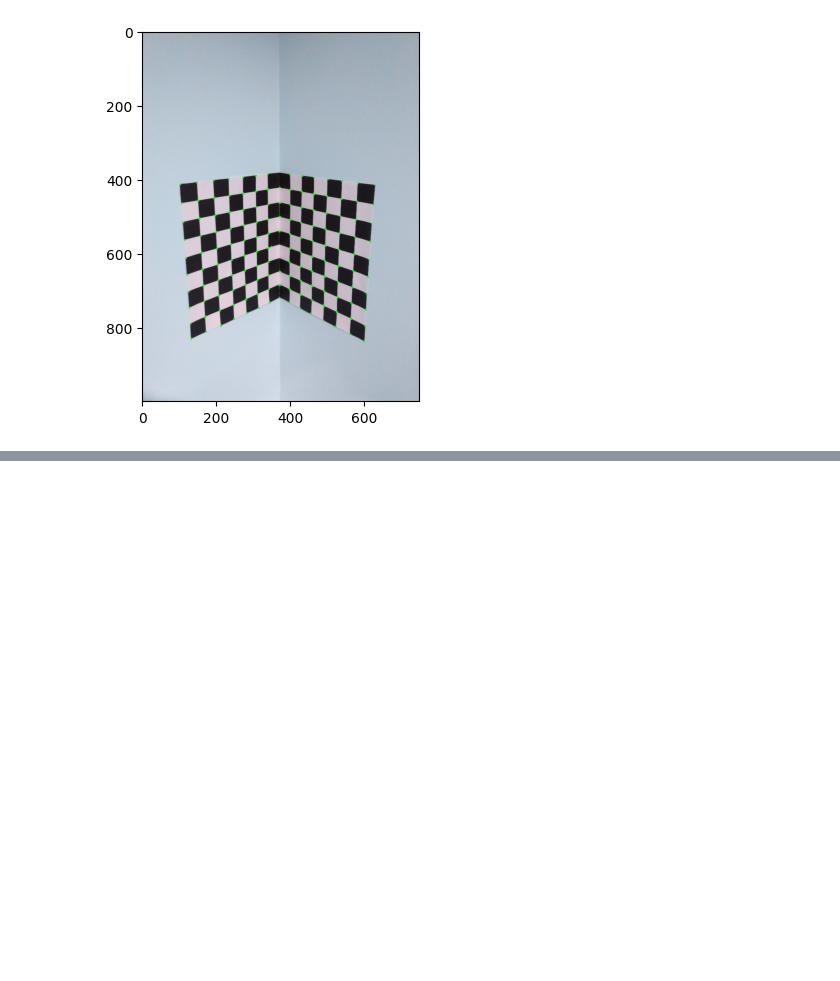
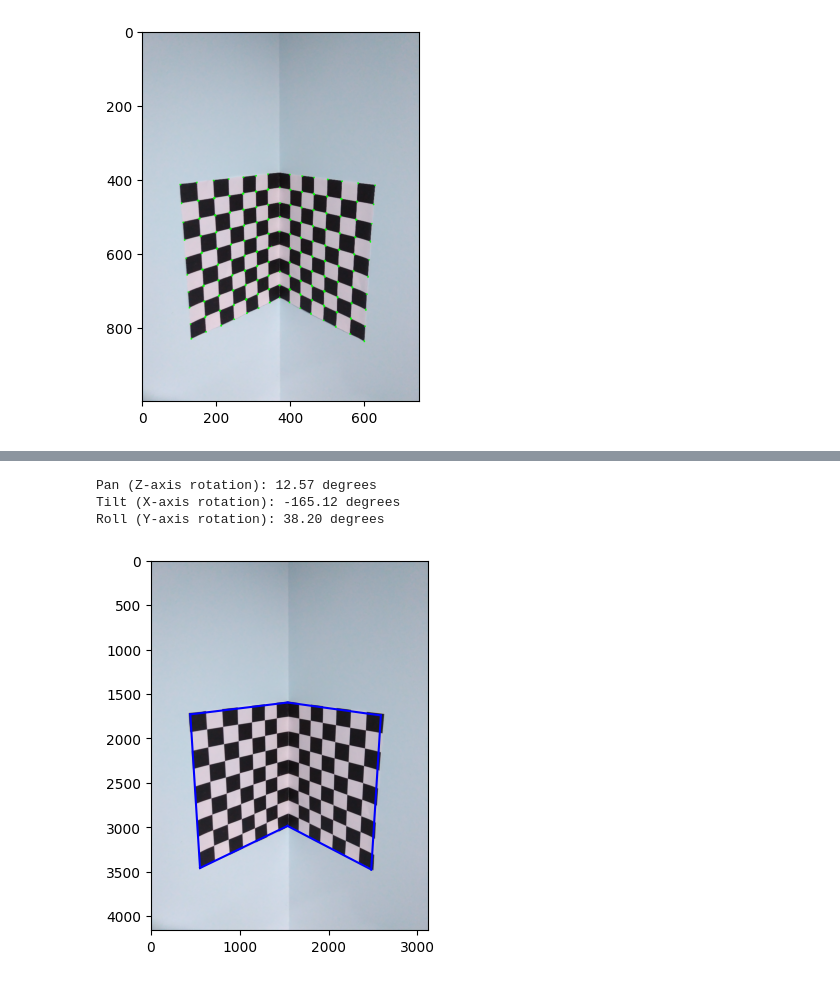
Before and after one commit to PsychE37/CV_Assignment-1, a Jupyter notebook: 2020101033.ipynb, the cells around one changed output, grey strips where cells are left out. Cells and saved outputs as stored; diff of their text form; code cells hidden in the pictures; blank space fills up the shorter version.

```diff
--- a/2020101033.ipynb
+++ b/2020101033.ipynb
@@ -220,0 +128,65 @@ Distortion Coefficients:
+# %%
+# 1.4
+
+def rotation_matrix_to_angles(R, eps=1e-8):
+  pan = np.degrees(np.arctan2(R[1, 0], R[0, 0]))
+
+  if abs(R[2, 0]) < eps and abs(R[2, 1]) < eps:
+    tilt_x = 0.0
+    tilt_y = np.degrees(np.arctan2(R[0, 2], R[1, 2]))
+  else:
+    tilt_y = np.degrees(np.arctan2(-R[2, 0], np.sqrt(R[2, 1]**2 + R[2, 2]**2)))
+    tilt_x = np.degrees(np.arctan2(R[2, 1], R[2, 2]))
+
+  return pan, tilt_x, tilt_y
+
+# Example usage
+pan, tilt_x, tilt_y = rotation_matrix_to_angles(R)
+print(f"Pan (Z-axis rotation): {pan:.2f} degrees")
+print(f"Tilt (X-axis rotation): {tilt_x:.2f} degrees")
+print(f"Roll (Y-axis rotation): {tilt_y:.2f} degrees")
+# %% [output]
+Pan (Z-axis rotation): 12.57 degrees
+Tilt (X-axis rotation): -165.12 degrees
+Roll (Y-axis rotation): 38.20 degrees
+# %%
+## Question - 2
+
+# 2.1
+
+image = cv2.imread('calib-object.jpg')
+grey = cv2.cvtColor(image, cv2.COLOR_BGR2GRAY)
+
+planar_img_pts=[[1539, 2852], [2057, 2411], [1660, 1610], [2360, 2881], [2402, 2120], [2237, 1887], [1903, 3021], [2066, 2044]]
+planar_obj_pts=[[0, 2, 0], [8, 10, 0], [2, 18, 0], [12, 6, 0], [12, 14, 0], [10, 16, 0], [6, 2, 0], [8,14, 0]]
+
+image_size = grey.shape[::-1]
+
+def change_format(planar_img_pts, planar_obj_pts, image_pts, obj_pts):
+    planar_img_pts = np.array(planar_img_pts, dtype=np.float32)
+    planar_obj_pts = np.array(planar_obj_pts, dtype=np.float32)
+
+    image_pts = np.array(image_pts, dtype=np.float32)
+    obj_pts = np.array(obj_pts, dtype=np.float32)
+
+    planar_obj_pts = [planar_obj_pts]
+    planar_img_pts = [planar_img_pts]
+
+    obj_pts = [obj_pts]
+    image_pts = [image_pts]
+
+    return planar_img_pts, planar_obj_pts, image_pts, obj_pts
+
+planar_img_pts, planar_obj_pts, image_pts, obj_pts =  change_format(planar_img_pts, planar_obj_pts, image_pts, obj_pts)
+
+x,initial_guess,y,z,w = cv2.calibrateCamera(planar_obj_pts, planar_img_pts, image_size, None, None)
+ret, mtx, dist, rvecs, tvecs = cv2.calibrateCamera(obj_pts, image_pts, image_size,initial_guess, None, flags=cv2.CALIB_USE_INTRINSIC_GUESS)
+
+R = cv2.Rodrigues(rvecs[0])[0]
+T = tvecs[0]
+P=np.dot(mtx,np.hstack((R,T)))
+
+corner_points = [[0,  0,  0], [14,  0,  0], [14,  18,  0], [0,  18,  0], [0,  18,  14], [0,  0,  14]]
+create_wireframe(corner_points, P)
+# %% [output]
+[figure, added]
```
Also changed, not shown: parts of 8 cells of this notebook.
